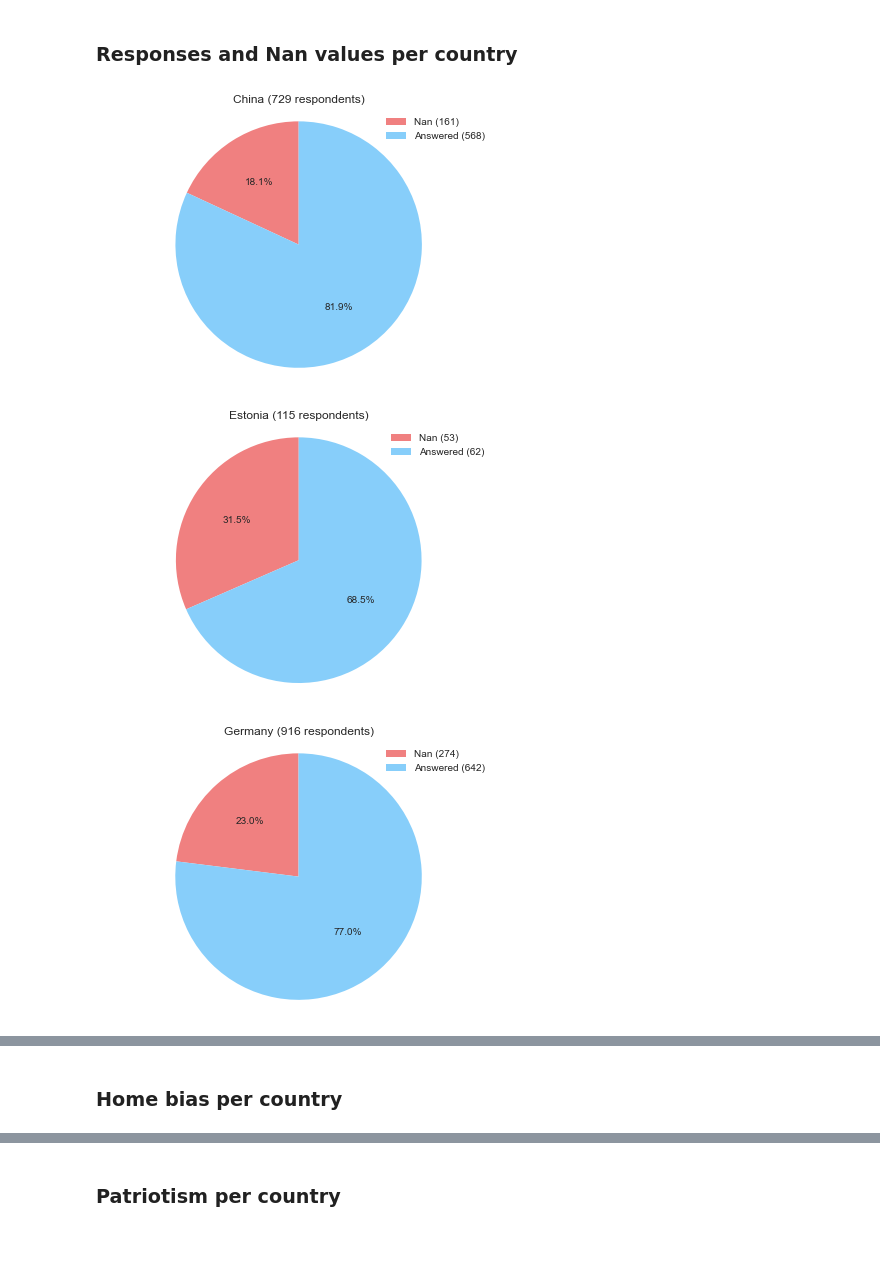
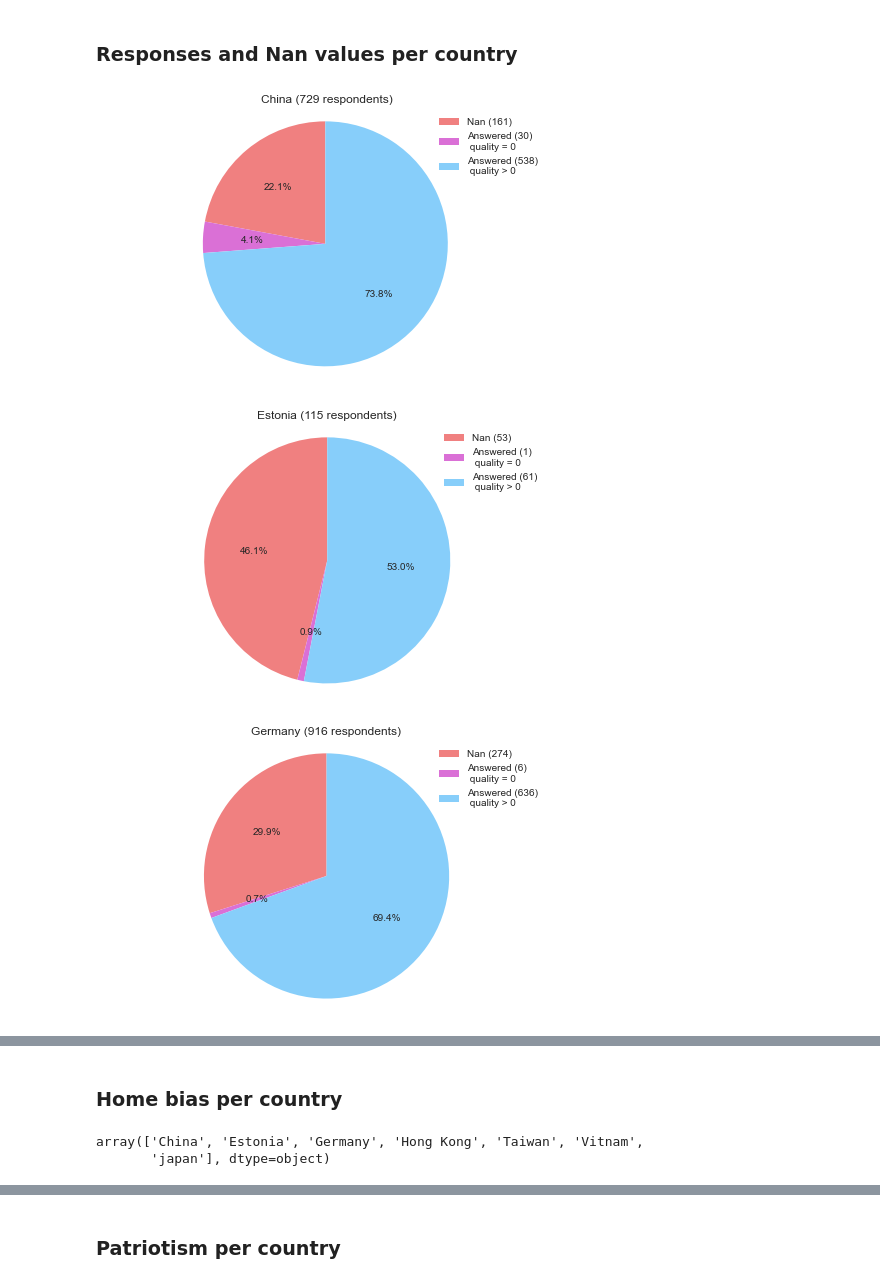
Before and after one commit to hugo2901/Culture-Finance, a Jupyter notebook: Culture Finance.ipynb, the cells around one changed output, grey strips where cells are left out. Drawn from its saved outputs; the diff is of its cells as text; code cells hidden in the pictures; blank space fills up the shorter version.

Commit message:
Plots update

```diff
--- a/Culture Finance.ipynb
+++ b/Culture Finance.ipynb
@@ -87,7 +87,7 @@ bta_real2
 # %%
 # relevant answers for patriotism and home bias (external variable name (see codebook)) and the nationality
 
-dfr = df[['country','job','parent','uni_degree','patient','XF1','XF2','XF3','female','age','Estonia_D','Taiwan_D','China_D','Vietnam_D','Germany_D','Japan_D','XP1','XFD8','XFD9']]
+dfr = df[['country','job','parent','uni_degree','patient','XF1','XF2','XF3','female','age','Estonia_D','Taiwan_D','China_D','Vietnam_D','Germany_D','Japan_D','XP1','XFD8','XFD9','base_pack_quality']]
 dfr = dfr.dropna() # drop NaN values
 dfr['homebias'] = (dfr['XFD8']-dfr['XFD9'])/(dfr['XFD8']+dfr['XFD9'])
 dfr['Home Bias'] = dfr['homebias'].round(2)
@@ -438,39 +429,45 @@ plt.show()
 countries_nan = df['country'].unique()
 
 countries_nan.sort()
 
 countries_print_nan = countries_nan.copy()
 countries_print_nan[-1] = 'Japan'
 countries_print_nan[-2] = 'Vietnam'
 
 for i in range(0,len(countries_nan)):
 
     country = countries_nan[i]
 
     country_data = df.loc[df['country'] == country]
+    clean_country_data = df_export_nonzero_quality.loc[df_export_nonzero_quality['country'] == country]
     nan_count = len(np.where(country_data['XFD8'].isnull())[0])
-    resp_sum = len(country_data['XFD8'])
+    country_data_sum = len(country_data['XFD8'])
+    clean_country_data_sum = len(clean_country_data['XFD8'])
+    both_sum = resp_sum + nan_count
+
+    answered_but_q_0 = country_data_sum - nan_count - clean_country_data_sum
 
     #print(country," has "+str(nan_count)+" nan values with "+str(resp_sum)+" respondents, so a "+str(round(nan_count/resp_sum,2))+" percentage of nan values")
 
     # Data to plot
-    labels = ['Nan ('+str(nan_count)+")",'Answered ('+str(resp_sum - nan_count)+")"]
-    sizes = [nan_count, resp_sum]
-    colors = ['lightcoral', 'lightskyblue']
+    labels = ['Nan ('+str(nan_count)+")",'Answered ('+str(answered_but_q_0)+') \n quality = 0',
+             'Answered ('+str(clean_country_data_sum)+') \n quality > 0']
+    sizes = [nan_count, answered_but_q_0,clean_country_data_sum]
+    colors = ['lightcoral','orchid', 'lightskyblue']
 
     # Plot
 
-    plt.figure(figsize=(7,5))
+    plt.figure(figsize=(8,5))
 
-    plt.title(countries_print_nan[i]+" ("+str(resp_sum)+" respondents)")
+    plt.title(countries_print_nan[i]+" ("+str(country_data_sum)+" respondents)")
     plt.pie(sizes, labels=labels, colors=colors,
     autopct='%1.1f%%', shadow=False, startangle=90, labeldistance=None)
     plt.legend()
 
     plt.axis('equal')
     plt.savefig(countries_print_nan[i]+"_nan.svg")
     plt.show()
 # %% [output]
-[figure, old version]
+[figure, new version]
-[figure, old version]
+[figure, new version]
-[figure, old version]
+[figure, new version]
@@ -482,0 +482,5 @@ for i in range(0,len(countries_nan)):
+# %%
+countries
+# %% [output]
+array(['China', 'Estonia', 'Germany', 'Hong Kong', 'Taiwan', 'Vitnam',
+       'japan'], dtype=object)
```
Also changed, not shown: parts of 12 cells of this notebook.
